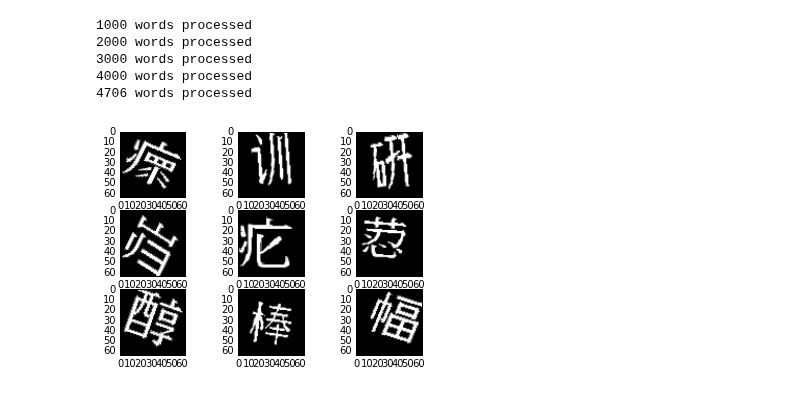
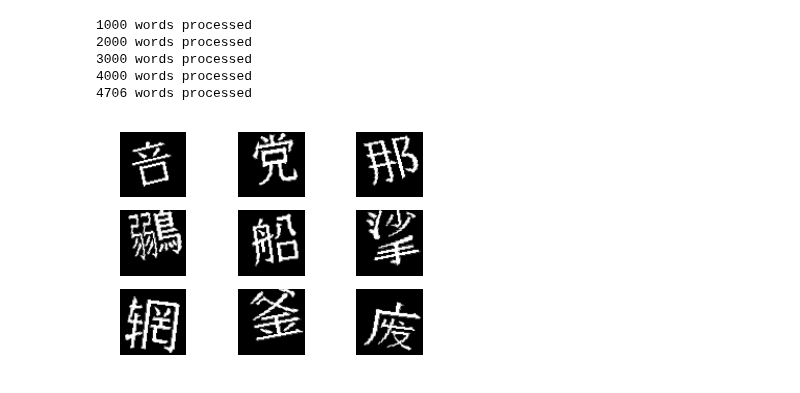
Before and after one commit to robolamp/SleepingCalligrapher, a Jupyter notebook: dict_gen.ipynb, the cells around one changed output. Drawn from its saved outputs; the diff is of its cells as text; code cells hidden in the pictures.

```diff
--- a/dict_gen.ipynb
+++ b/dict_gen.ipynb
@@ -259,9 +252,17 @@ datagen.fit(Y_chr)
+# %%
+datagen = ImageDataGenerator(rotation_range=15,
+                             width_shift_range=0.1,
+                             height_shift_range=0.1,
+                             zoom_range=0.2)
+
+datagen.fit(Y_chr)
 # %%
 for Y_batch, X_batch in datagen.flow(Y_chr, X_vec, batch_size=9):
     for i in range(9):
         plt.subplot(330 + 1 + i)
         plt.imshow(Y_batch[i].reshape(64, 64), cmap=plt.get_cmap('gray'))
+        plt.axis('off')
     plt.show()
     break
 # %% [output]
-[figure, old version]
+[figure, new version]
```
Also changed, not shown: parts of 6 cells of this notebook.
